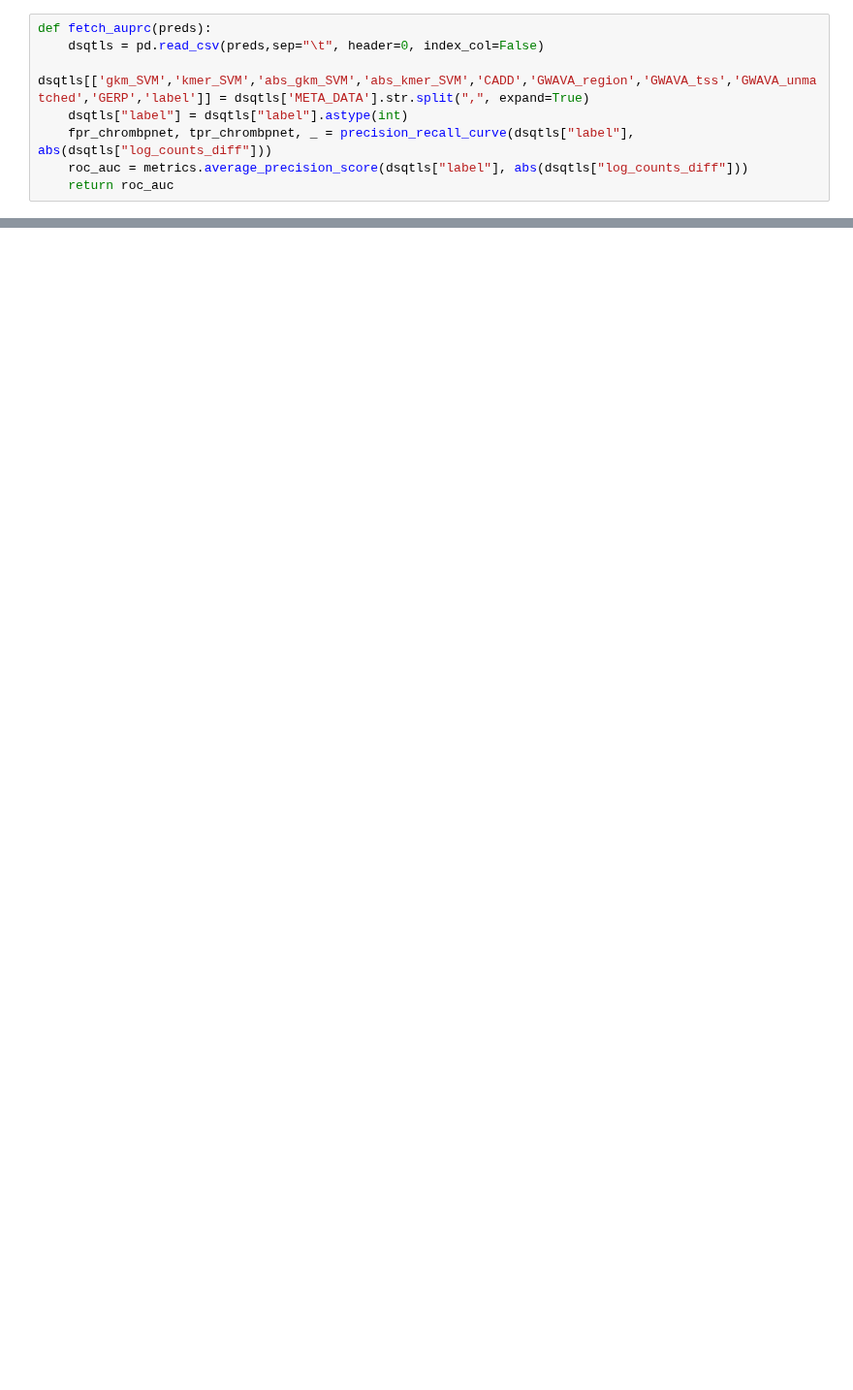
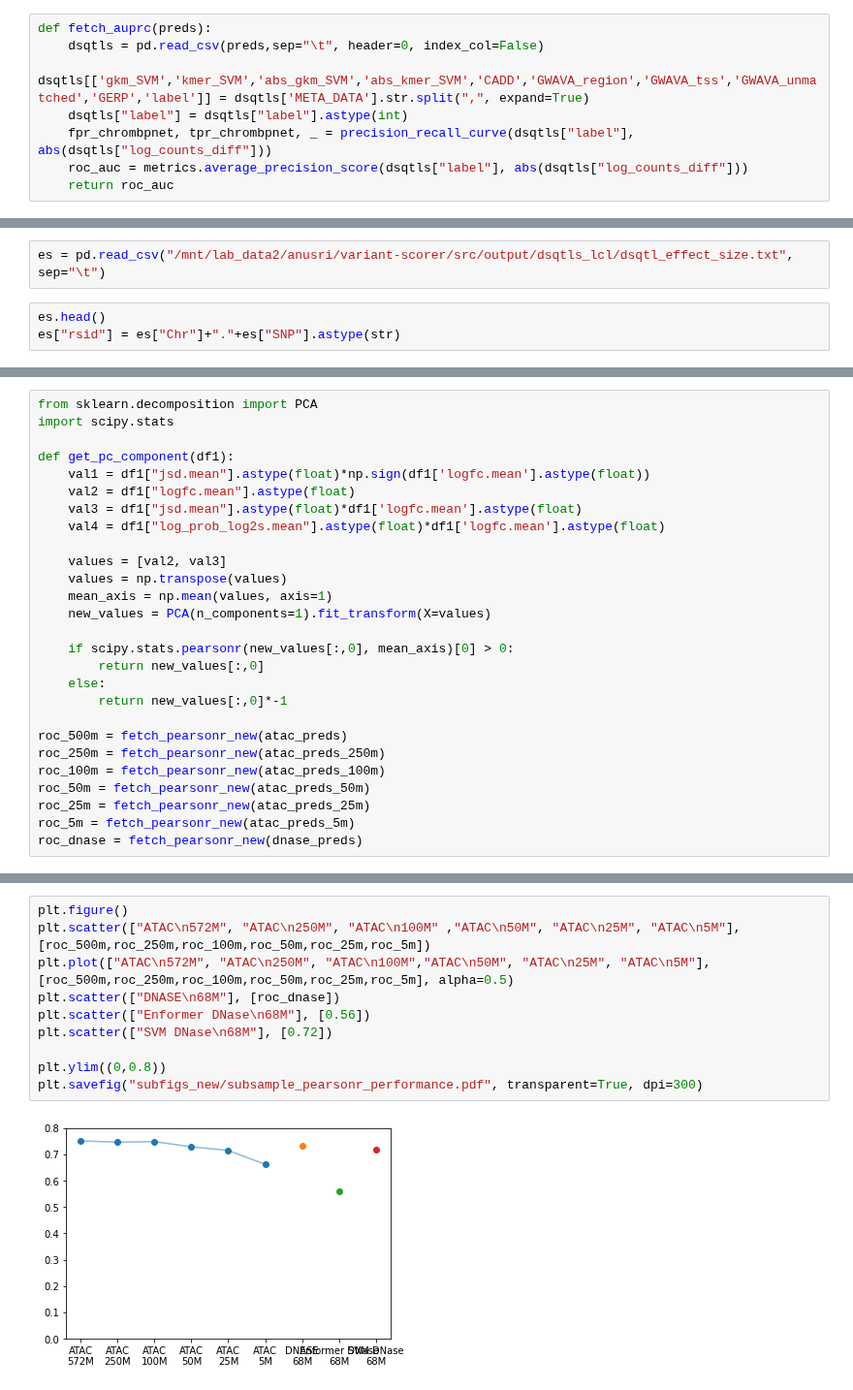
Before and after one commit to kundajelab/chrombpnet, a Jupyter notebook: src/evaluation/figure_notebooks/figure_6/4e_dsqtl_subsampling.ipynb, the cells around one changed output, grey strips where cells are left out. Shown at 97% size. Cells and saved outputs as stored; diff of their text form; blank space fills up the shorter version.

Commit message:
variant-effect-prediction final notebooks

```diff
--- a/src/evaluation/figure_notebooks/figure_6/4e_dsqtl_subsampling.ipynb
+++ b/src/evaluation/figure_notebooks/figure_6/4e_dsqtl_subsampling.ipynb
@@ -73,0 +152,5 @@ plt.savefig("subfigs/subsample_counts_performance.pdf", transparent=True, dpi=30
+# %%
+es = pd.read_csv("/mnt/lab_data2/anusri/variant-scorer/src/output/dsqtls_lcl/dsqtl_effect_size.txt", sep="\t")
+# %%
+es.head()
+es["rsid"] = es["Chr"]+"."+es["SNP"].astype(str)
@@ -73,0 +196,27 @@ plt.savefig("subfigs/subsample_counts_performance.pdf", transparent=True, dpi=30
+# %%
+from sklearn.decomposition import PCA
+import scipy.stats
+
+def get_pc_component(df1):
+    val1 = df1["jsd.mean"].astype(float)*np.sign(df1['logfc.mean'].astype(float))
+    val2 = df1["logfc.mean"].astype(float)
+    val3 = df1["jsd.mean"].astype(float)*df1['logfc.mean'].astype(float)
+    val4 = df1["log_prob_log2s.mean"].astype(float)*df1['logfc.mean'].astype(float)
+
+    values = [val2, val3]
+    values = np.transpose(values)
+    mean_axis = np.mean(values, axis=1)
+    new_values = PCA(n_components=1).fit_transform(X=values)
+
+    if scipy.stats.pearsonr(new_values[:,0], mean_axis)[0] > 0:
+        return new_values[:,0]
+    else:
+        return new_values[:,0]*-1
+
+roc_500m = fetch_pearsonr_new(atac_preds)
+roc_250m = fetch_pearsonr_new(atac_preds_250m)
+roc_100m = fetch_pearsonr_new(atac_preds_100m)
+roc_50m = fetch_pearsonr_new(atac_preds_50m)
+roc_25m = fetch_pearsonr_new(atac_preds_25m)
+roc_5m = fetch_pearsonr_new(atac_preds_5m)
+roc_dnase = fetch_pearsonr_new(dnase_preds)
@@ -73,0 +241,12 @@ plt.savefig("subfigs/subsample_counts_performance.pdf", transparent=True, dpi=30
+# %%
+plt.figure()
+plt.scatter(["ATAC\n572M", "ATAC\n250M", "ATAC\n100M" ,"ATAC\n50M", "ATAC\n25M", "ATAC\n5M"],[roc_500m,roc_250m,roc_100m,roc_50m,roc_25m,roc_5m])
+plt.plot(["ATAC\n572M", "ATAC\n250M", "ATAC\n100M","ATAC\n50M", "ATAC\n25M", "ATAC\n5M"],[roc_500m,roc_250m,roc_100m,roc_50m,roc_25m,roc_5m], alpha=0.5)
+plt.scatter(["DNASE\n68M"], [roc_dnase])
+plt.scatter(["Enformer DNase\n68M"], [0.56])
+plt.scatter(["SVM DNase\n68M"], [0.72])
+
+plt.ylim((0,0.8))
+plt.savefig("subfigs_new/subsample_pearsonr_performance.pdf", transparent=True, dpi=300)
+# %% [output]
+[figure, added]
```
Also changed, not shown: parts of 24 cells of this notebook, 26 other files.
